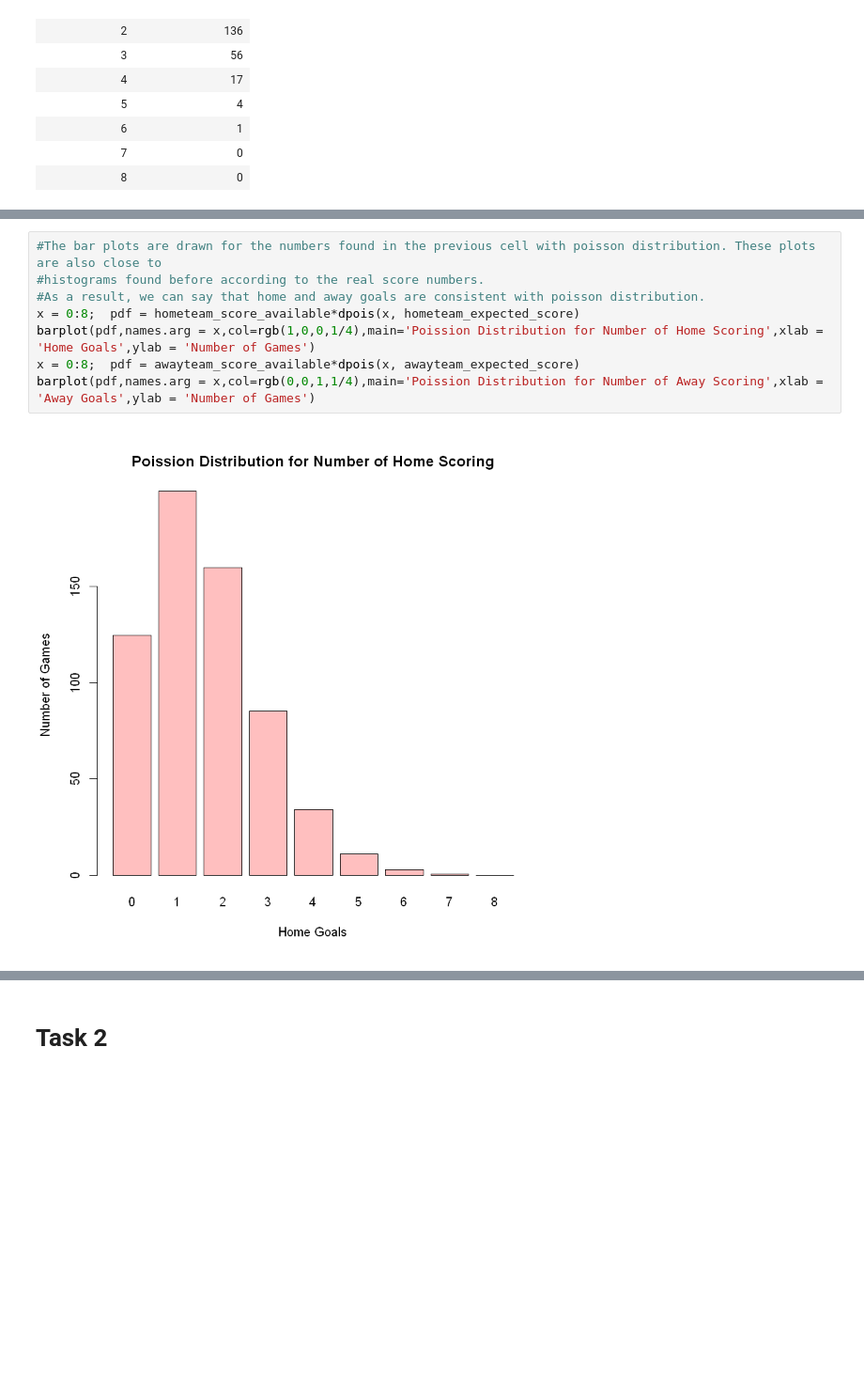
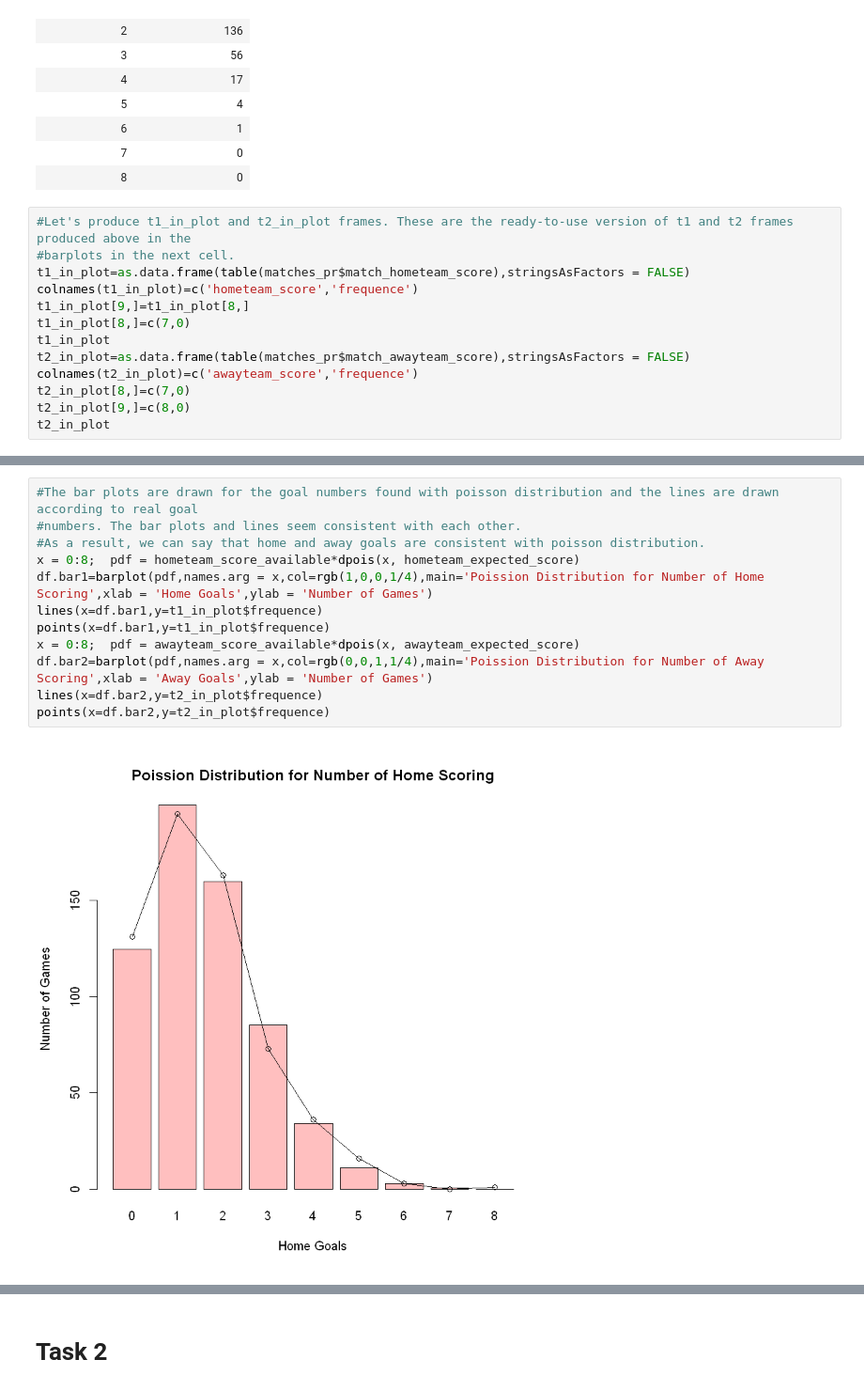
Before and after one commit to BU-IE-582/fall19-mertcetinkaya, a Jupyter notebook: MertCetinkaya_2018702012_HW1.ipynb, the cells around one changed output, grey strips where cells are left out. Shown: that part at 94% size. Saved outputs shown, nothing was run; the diff lists cells and outputs as text; blank space fills up the shorter version.

Commit message:
Documents about HW1 - last version

```diff
--- a/MertCetinkaya_2018702012_HW1.ipynb
+++ b/MertCetinkaya_2018702012_HW1.ipynb
@@ -103,3 +103,16 @@ away_team
 | 6 | 1 |
 | 7 | 0 |
 | 8 | 0 |
+# %%
+#Let's produce t1_in_plot and t2_in_plot frames. These are the ready-to-use version of t1 and t2 frames produced above in the
+#barplots in the next cell.
+t1_in_plot=as.data.frame(table(matches_pr$match_hometeam_score),stringsAsFactors = FALSE)
+colnames(t1_in_plot)=c('hometeam_score','frequence')
+t1_in_plot[9,]=t1_in_plot[8,]
+t1_in_plot[8,]=c(7,0)
+t1_in_plot
+t2_in_plot=as.data.frame(table(matches_pr$match_awayteam_score),stringsAsFactors = FALSE)
+colnames(t2_in_plot)=c('awayteam_score','frequence')
+t2_in_plot[8,]=c(7,0)
+t2_in_plot[9,]=c(8,0)
+t2_in_plot
@@ -106,10 +140,14 @@ away_team
 # %%
-#The bar plots are drawn for the numbers found in the previous cell with poisson distribution. These plots are also close to
-#histograms found before according to the real score numbers.
+#The bar plots are drawn for the goal numbers found with poisson distribution and the lines are drawn according to real goal
+#numbers. The bar plots and lines seem consistent with each other.
 #As a result, we can say that home and away goals are consistent with poisson distribution.
 x = 0:8;  pdf = hometeam_score_available*dpois(x, hometeam_expected_score)
-barplot(pdf,names.arg = x,col=rgb(1,0,0,1/4),main='Poission Distribution for Number of Home Scoring',xlab = 'Home Goals',ylab = 'Number of Games')
+df.bar1=barplot(pdf,names.arg = x,col=rgb(1,0,0,1/4),main='Poission Distribution for Number of Home Scoring',xlab = 'Home Goals',ylab = 'Number of Games')
+lines(x=df.bar1,y=t1_in_plot$frequence)
+points(x=df.bar1,y=t1_in_plot$frequence)
 x = 0:8;  pdf = awayteam_score_available*dpois(x, awayteam_expected_score)
-barplot(pdf,names.arg = x,col=rgb(0,0,1,1/4),main='Poission Distribution for Number of Away Scoring',xlab = 'Away Goals',ylab = 'Number of Games')
+df.bar2=barplot(pdf,names.arg = x,col=rgb(0,0,1,1/4),main='Poission Distribution for Number of Away Scoring',xlab = 'Away Goals',ylab = 'Number of Games')
+lines(x=df.bar2,y=t2_in_plot$frequence)
+points(x=df.bar2,y=t2_in_plot$frequence)
 # %% [output]
-[figure, old version]
+[figure, new version]
```
Also changed, not shown: parts of 2 cells of this notebook, 1 other file.
